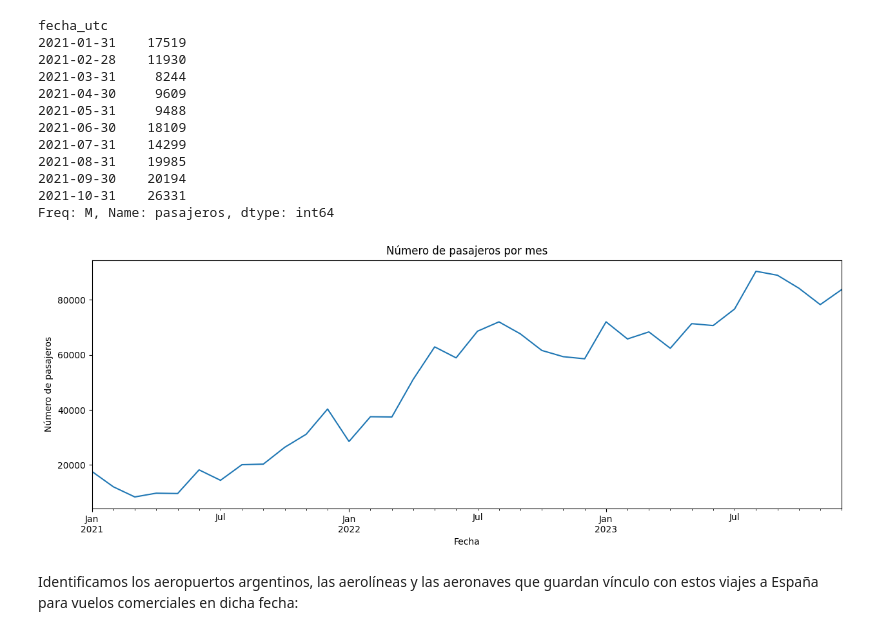
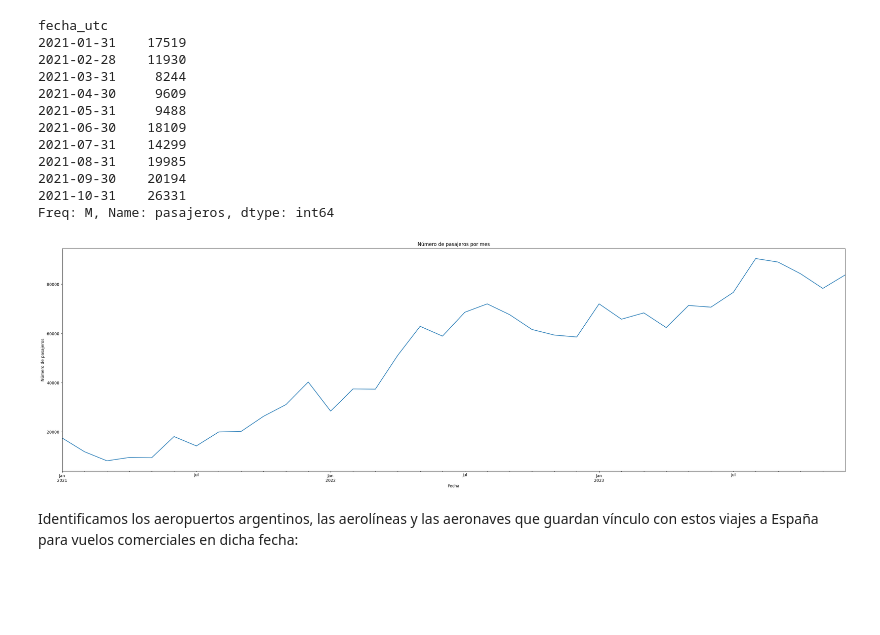
Before and after one commit to Julietaherreraf/digital_house_data_science_G1, a Jupyter notebook: Notebook/Proyecto_Final_Grupo_1.ipynb, the cells around one changed output. Cells and saved outputs as stored; diff of their text form; code cells hidden in the pictures; blank space fills up the shorter version.

```diff
--- a/Notebook/Proyecto_Final_Grupo_1.ipynb
+++ b/Notebook/Proyecto_Final_Grupo_1.ipynb
@@ -683,14 +646,14 @@ fecha_utc
 2021-10-31    26331
 Freq: M, Name: pasajeros, dtype: int64
 # %%
-plt.figure(figsize=(15, 5))
+plt.figure(figsize=(35, 10))
 monthly_passengers_filtering.plot()
 plt.title('Número de pasajeros por mes')
 plt.xlabel('Fecha')
 plt.ylabel('Número de pasajeros')
 plt.show()
 # %% [output]
-[figure, old version]
+[figure, new version]
 # %% [markdown]
 Identificamos los aeropuertos argentinos, las aerolíneas y las aeronaves que guardan vínculo con estos viajes a España para vuelos comerciales en dicha fecha:
 # %%
```
Also changed, not shown: parts of 33 cells of this notebook.
